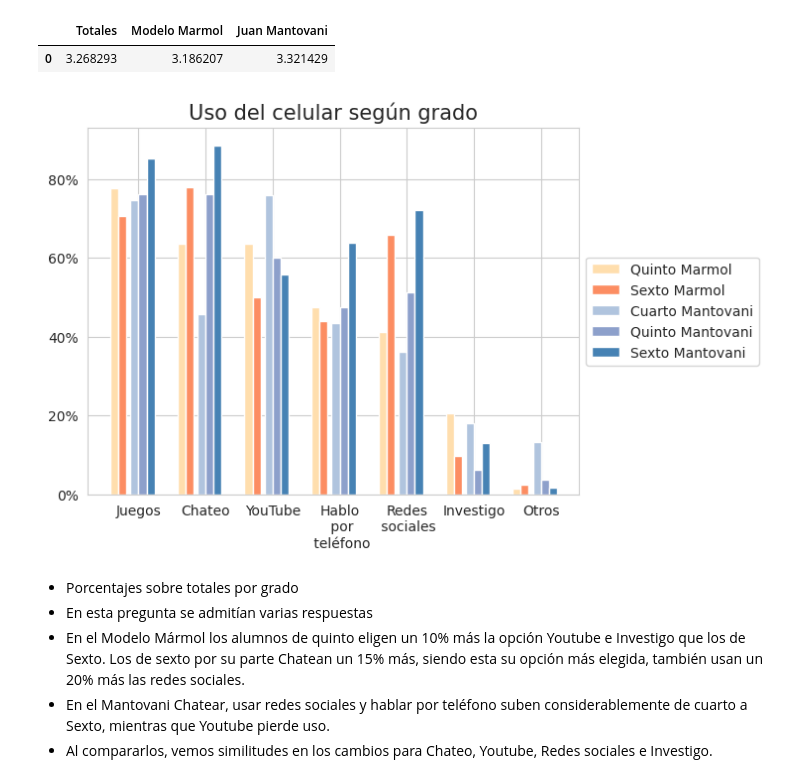
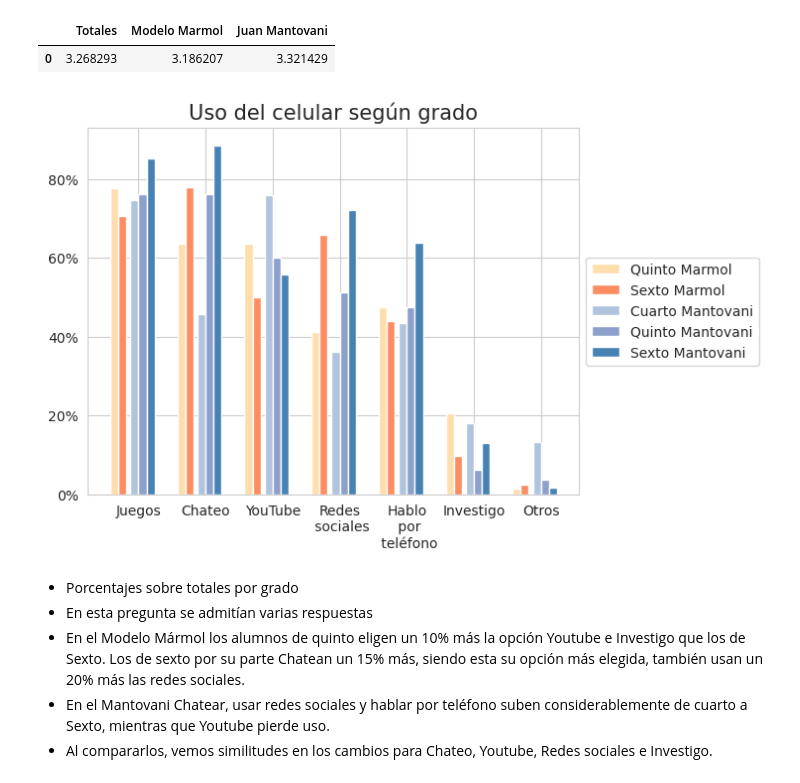
Before and after one commit to fedesassone/tesis, a Jupyter notebook: notebooks/poblacional/Poblacional.ipynb, the cells around one changed output. Drawn from its saved outputs; the diff is of its cells as text; code cells hidden in the pictures.

```diff
--- a/notebooks/poblacional/Poblacional.ipynb
+++ b/notebooks/poblacional/Poblacional.ipynb
@@ -923,9 +929,16 @@ otros = ["Hagolatarea", "Programo/Diseño", "Nuncausoelcelular"]
 dfs = [data_total, data_marmol, data_mantovani]
 
 result = pd.concat(dfs, axis=1)
-result = result.rename(columns={0:'Totales',
-                                1:'Modelo Marmol',
-                                2:'Juan Mantovani'})
+result = result.rename( columns={ 0:'Totales',
+                                  1:'Modelo Mármol',
+                                  2:'Juan Mantovani'},
+                        index= {"Juegojuegos": "Juegos",
+                                "Habloconamigos": "Chateo",
+                                "MirovideosenYouTube": "YouTube",
+                                "Usoredessociales": "Redes\n sociales",
+                                "Habloporteléfono": "Hablo\n por\n teléfono",
+                                "InvestigoenWikipedia/Google": "Investigo"}).fillna(0)
+
 
 result.loc["Otros"] = [0.0]*3
 
@@ -940,16 +953,13 @@ br1 = np.arange(len(result))
 br2 = [x + bar_width for x in br1]
 br3 = [x + bar_width for x in br2]
 
-labels = ("Juegos", "Chateo", "YouTube", "Redes\n sociales", \
-           "Hablo\n por\n teléfono", "Investigo", "Otros")
-
 plt.bar(br1,result['Totales']       , width=bar_width, label = 'Totales')
-plt.bar(br2,result['Modelo Marmol'] , width=bar_width, label = 'Modelo Marmol')
+plt.bar(br2,result['Modelo Mármol'] , width=bar_width, label = 'Modelo Marmol')
 plt.bar(br3,result['Juan Mantovani'], width=bar_width, label = 'Juan Mantovani')
 
 plt.gca().yaxis.set_major_formatter(PercentFormatter(1))
 plt.title("Distribución según el uso del celular", fontsize=15)
-plt.xticks([r + bar_width for r in range(len(result))], labels)
+plt.xticks([r + bar_width for r in br1], result.index)
 plt.legend()
 plt.savefig('uso_celular.png')
 # %% [output]
@@ -991,48 +1001,59 @@ otros = ["Hagolatarea", "Nuncausoelcelular", "Programo/Diseño"]
 dfs = [data_marmol_quinto, data_marmol_sexto, data_mantovani_cuarto, data_mantovani_quinto, data_mantovani_sexto]
 
 result = pd.concat(dfs, axis=1)
-result = result.rename(columns={0:'Quinto Marmol',
+result = result.rename( columns={0:'Quinto Marmol',
                                 1:'Sexto Marmol',
                                 2:'Cuarto Mantovani',
                                 3:'Quinto Mantovani',
-                                4:'Sexto Mantovani'})
+                                4:'Sexto Mantovani'},
+                        index= {"Juegojuegos": "Juegos",
+                                "Habloconamigos": "Chateo",
+                                "MirovideosenYouTube": "YouTube",
+                                "Usoredessociales": "Redes\n sociales",
+                                "Habloporteléfono": "Hablo\n por\n teléfono",
+                                "InvestigoenWikipedia/Google": "Investigo"}).fillna(0)
 
 result.loc["Otros"] = [0.0]*5
 
 result =result.fillna(0)
 for row in otros:
         result.loc['Otros'] += result.loc[row]
         result.drop([row], inplace=True)
 
+result = result.reindex(['Juegos',
+                         'Chateo',
+                         'YouTube',
+                         "Redes\n sociales",
+                         "Hablo\n por\n teléfono",
+                         "Investigo",
+                         'Otros'])
+
 bar_width = 0.12
 
 ticks = np.arange(len(result))
-
-labels = ("Juegos", "Chateo", "YouTube", "Hablo\n por\n teléfono", \
-           "Redes\n sociales", "Investigo", "Otros")
 
 br_marmol_quinto = ticks
 br_marmol_sexto = [x + bar_width for x in br_marmol_quinto]
 
 br_mantovani_cuarto = [x + 1.5* bar_width for x in br_marmol_sexto]
 br_mantovani_quinto = [x + bar_width for x in br_mantovani_cuarto]
 br_mantovani_sexto  = [x + bar_width for x in br_mantovani_quinto]
 
 plt.bar(br_marmol_quinto,    result['Quinto Marmol'], width=bar_width, label = 'Quinto Marmol', color='navajowhite')
 plt.bar(br_marmol_sexto,     result['Sexto Marmol'], width=bar_width, label = 'Sexto Marmol', color='C1')
 plt.bar(br_mantovani_cuarto, result['Cuarto Mantovani'], width=bar_width, label = 'Cuarto Mantovani', color='lightsteelblue')
 plt.bar(br_mantovani_quinto, result['Quinto Mantovani'], width=bar_width, label = 'Quinto Mantovani', color='C2')
 plt.bar(br_mantovani_sexto,  result['Sexto Mantovani'], width=bar_width, label = 'Sexto Mantovani', color='steelblue')
 
 plt.gca().yaxis.set_major_formatter(PercentFormatter(1))
 plt.title("Uso del celular según grado", fontsize=15)
 ticks = [x + 3*bar_width for x in ticks]
-plt.xticks(ticks, labels)
+plt.xticks(ticks, result.index)
 plt.legend(loc='center left', bbox_to_anchor=(1, 0.5))
 
 plt.savefig('uso_celular_segun_grado.png')
 # %% [output]
-[figure, old version]
+[figure, new version]
 # %% [markdown]
 * Porcentajes sobre totales por grado
 * En esta pregunta se admitían varias respuestas
```
Also changed, not shown: parts of 9 cells of this notebook, 7 other files.
